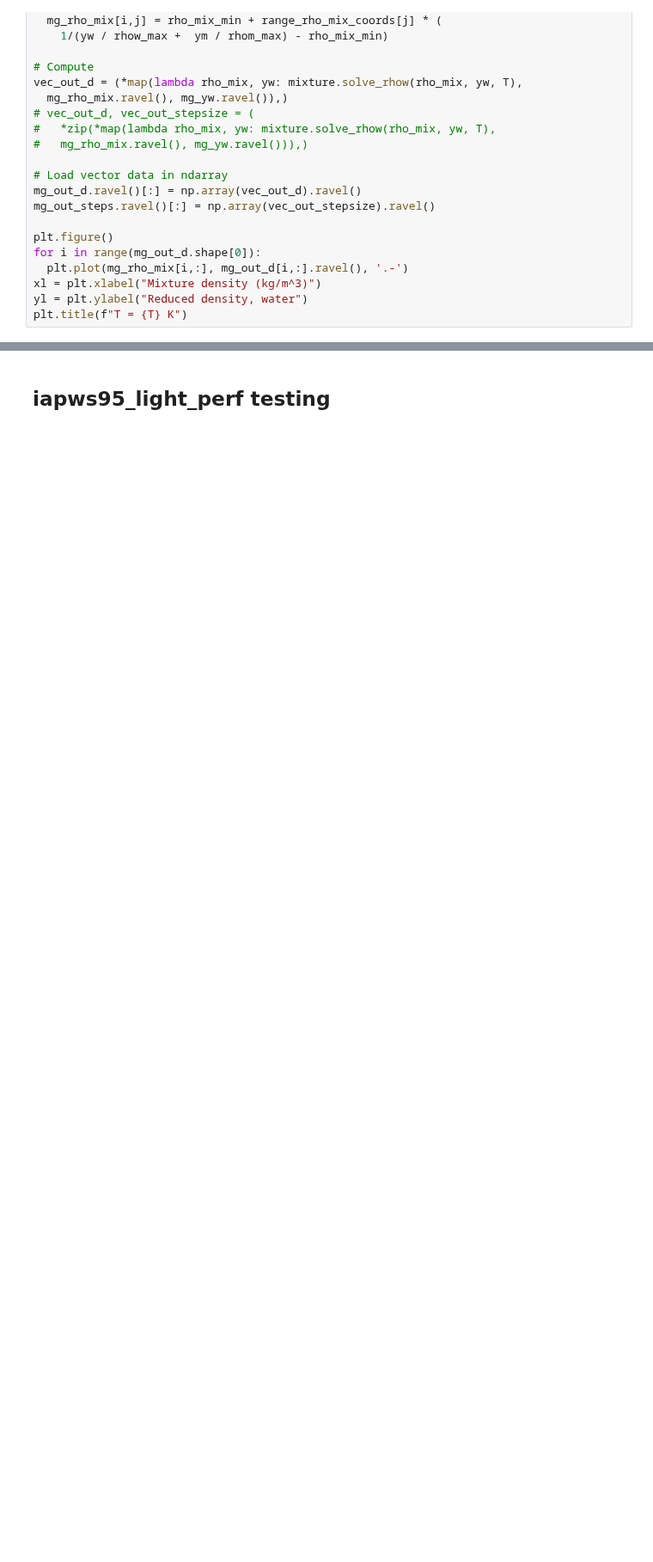
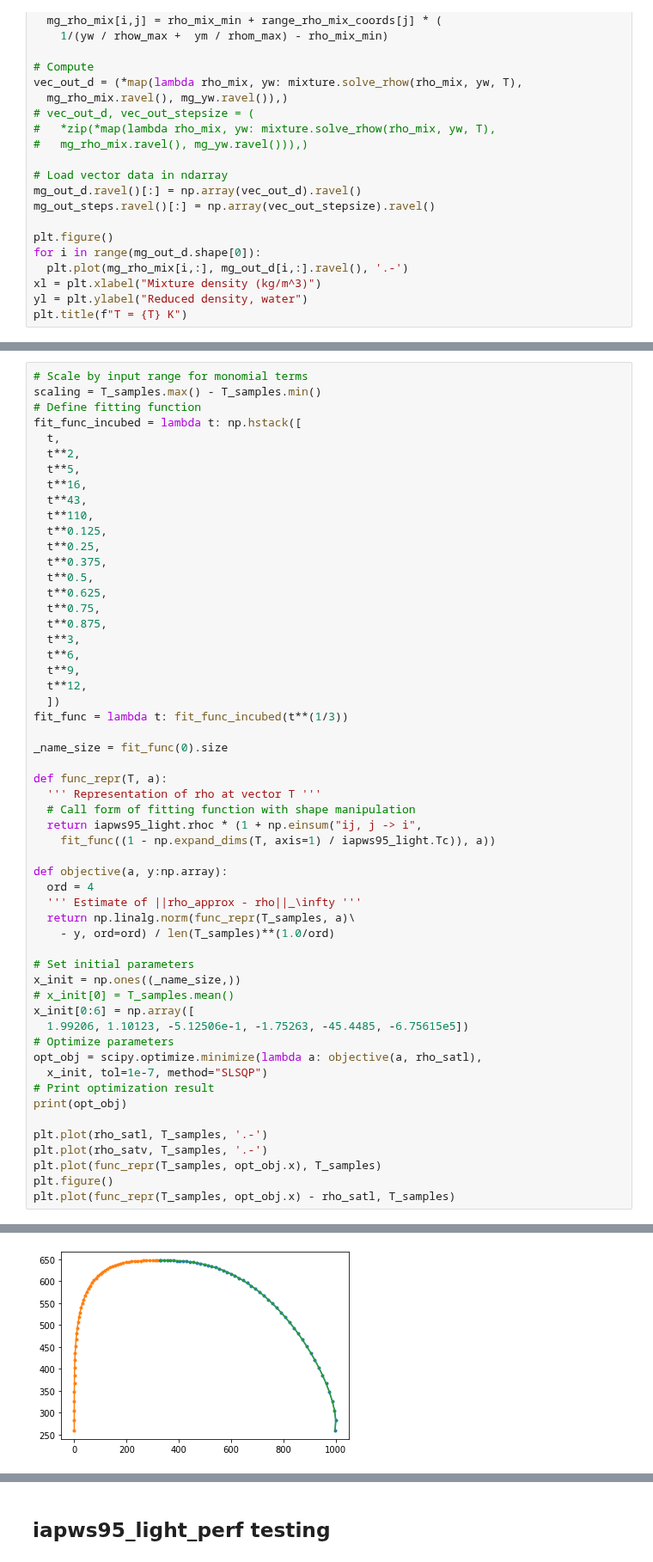
Before and after one commit to fredriclam/iapws95_light, a Jupyter notebook: water_tester.ipynb, the cells around one changed output, grey strips where cells are left out. Shown at 86% size. Cells and saved outputs as stored; diff of their text form; blank space fills up the shorter version.

```diff
--- a/water_tester.ipynb
+++ b/water_tester.ipynb
@@ -410,0 +408,56 @@ plt.title(f"T = {T} K")
+# %%
+# Scale by input range for monomial terms
+scaling = T_samples.max() - T_samples.min()
+# Define fitting function
+fit_func_incubed = lambda t: np.hstack([
+  t,
+  t**2,
+  t**5,
+  t**16,
+  t**43,
+  t**110,
+  t**0.125,
+  t**0.25,
+  t**0.375,
+  t**0.5,
+  t**0.625,
+  t**0.75,
+  t**0.875,
+  t**3,
+  t**6,
+  t**9,
+  t**12,
+  ])
+fit_func = lambda t: fit_func_incubed(t**(1/3))
+
+_name_size = fit_func(0).size
+
+def func_repr(T, a):
+  ''' Representation of rho at vector T '''
+  # Call form of fitting function with shape manipulation
+  return iapws95_light.rhoc * (1 + np.einsum("ij, j -> i",
+    fit_func((1 - np.expand_dims(T, axis=1) / iapws95_light.Tc)), a))
+
+def objective(a, y:np.array):
+  ord = 4
+  ''' Estimate of ||rho_approx - rho||_\infty '''
+  return np.linalg.norm(func_repr(T_samples, a)\
+    - y, ord=ord) / len(T_samples)**(1.0/ord)
+
+# Set initial parameters
+x_init = np.ones((_name_size,))
+# x_init[0] = T_samples.mean()
+x_init[0:6] = np.array([
+  1.99206, 1.10123, -5.12506e-1, -1.75263, -45.4485, -6.75615e5])
+# Optimize parameters
+opt_obj = scipy.optimize.minimize(lambda a: objective(a, rho_satl),
+  x_init, tol=1e-7, method="SLSQP")
+# Print optimization result
+print(opt_obj)
+
+plt.plot(rho_satl, T_samples, '.-')
+plt.plot(rho_satv, T_samples, '.-')
+plt.plot(func_repr(T_samples, opt_obj.x), T_samples)
+plt.figure()
+plt.plot(func_repr(T_samples, opt_obj.x) - rho_satl, T_samples)
+# %% [output]
@@ -410,0 +478 @@ plt.title(f"T = {T} K")
+[figure, added]
```
Also changed, not shown: parts of 39 cells of this notebook, 1 other file.
